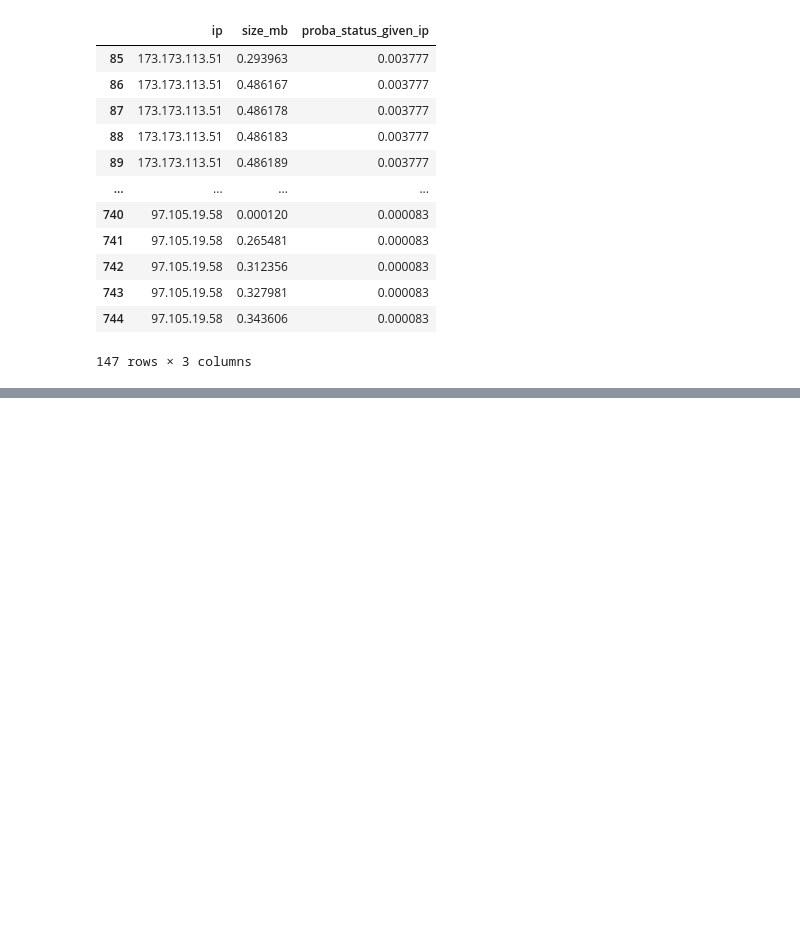
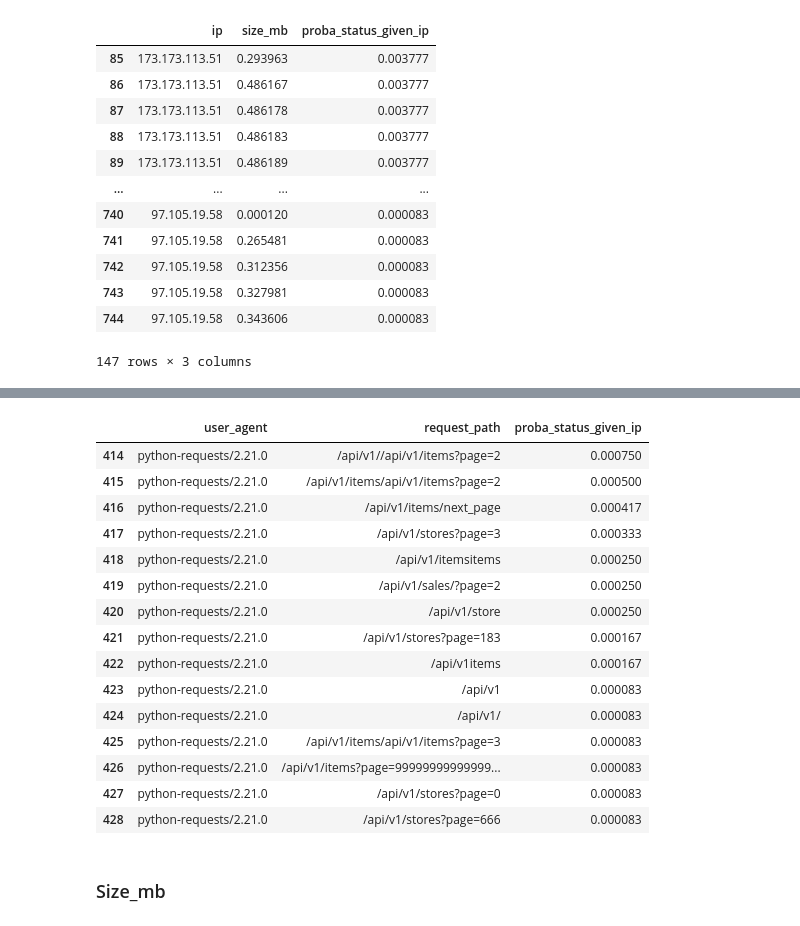
Before and after one commit to malachi-hale/anomaly-detection-exercises, a Jupyter notebook: discrete_anomaly_detection.ipynb, the cells around one changed output, grey strips where cells are left out. Cells and saved outputs as stored; diff of their text form; code cells hidden in the pictures; blank space fills up the shorter version.

```diff
--- a/discrete_anomaly_detection.ipynb
+++ b/discrete_anomaly_detection.ipynb
@@ -664,0 +771,8 @@ size_mb_given_ip[size_mb_given_ip.proba_status_given_ip < 0.004]
+# %%
+request_path_user_agent = (
+    df.groupby('user_agent')
+    .request_path.value_counts(normalize=True)
+    .rename('proba_status_given_ip')
+    .reset_index()
+)
+request_path_user_agent.head()
@@ -664,0 +805,21 @@ size_mb_given_ip[size_mb_given_ip.proba_status_given_ip < 0.004]
+# %%
+request_path_user_agent[request_path_user_agent.proba_status_given_ip < 0.001]
+# %% [output]
+|  | user_agent | request_path | proba_status_given_ip |
+| 414 | python-requests/2.21.0 | /api/v1//api/v1/items?page=2 | 0.000750 |
+| 415 | python-requests/2.21.0 | /api/v1/items/api/v1/items?page=2 | 0.000500 |
+| 416 | python-requests/2.21.0 | /api/v1/items/next_page | 0.000417 |
+| 417 | python-requests/2.21.0 | /api/v1/stores?page=3 | 0.000333 |
+| 418 | python-requests/2.21.0 | /api/v1/itemsitems | 0.000250 |
+| 419 | python-requests/2.21.0 | /api/v1/sales/?page=2 | 0.000250 |
+| 420 | python-requests/2.21.0 | /api/v1/store | 0.000250 |
+| 421 | python-requests/2.21.0 | /api/v1/stores?page=183 | 0.000167 |
+| 422 | python-requests/2.21.0 | /api/v1items | 0.000167 |
+| 423 | python-requests/2.21.0 | /api/v1 | 0.000083 |
+| 424 | python-requests/2.21.0 | /api/v1/ | 0.000083 |
+| 425 | python-requests/2.21.0 | /api/v1/items/api/v1/items?page=3 | 0.000083 |
+| 426 | python-requests/2.21.0 | /api/v1/items?page=99999999999999... | 0.000083 |
+| 427 | python-requests/2.21.0 | /api/v1/stores?page=0 | 0.000083 |
+| 428 | python-requests/2.21.0 | /api/v1/stores?page=666 | 0.000083 |
+# %% [markdown]
+### Size_mb
```
Also changed, not shown: parts of 38 cells of this notebook.
